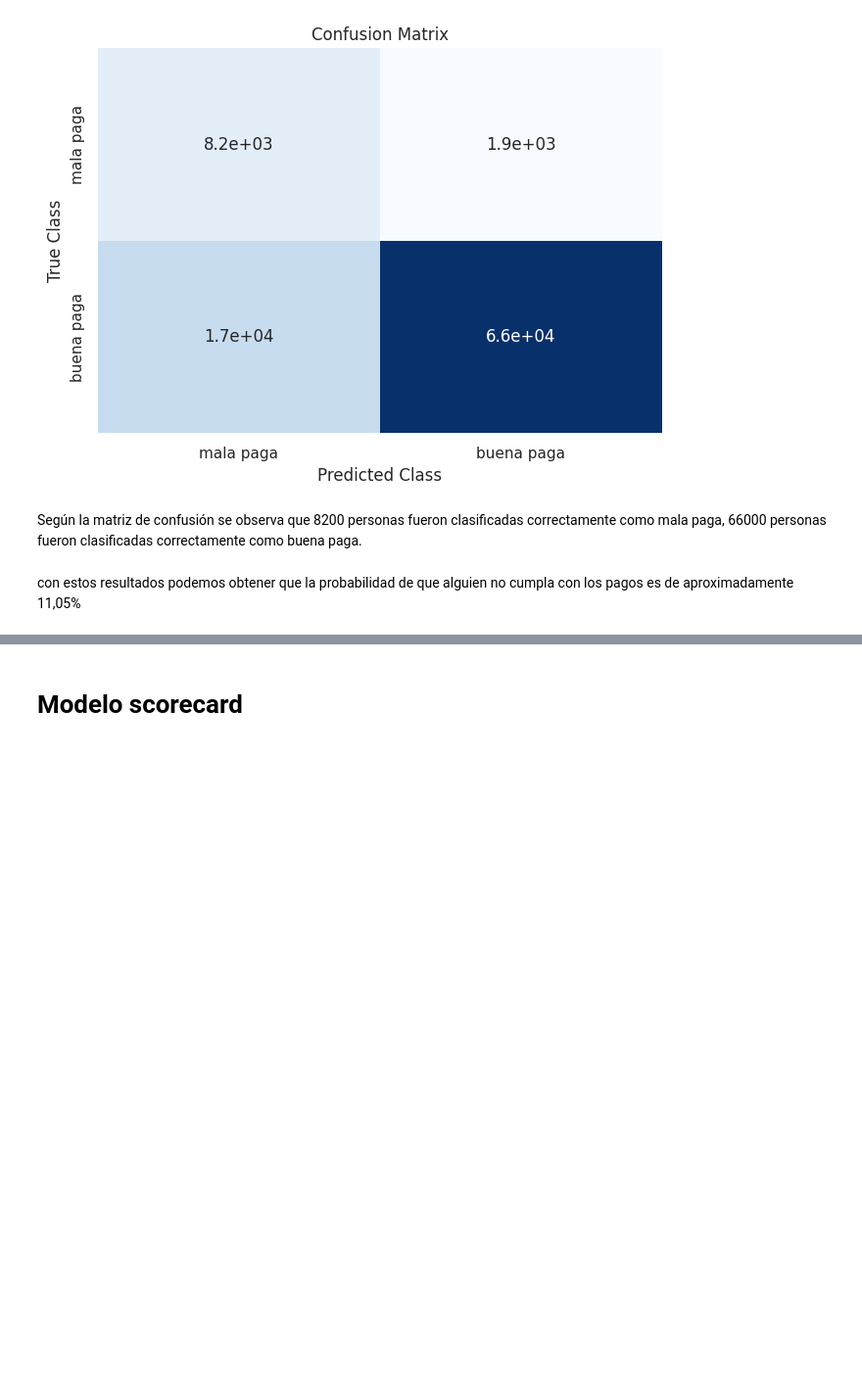
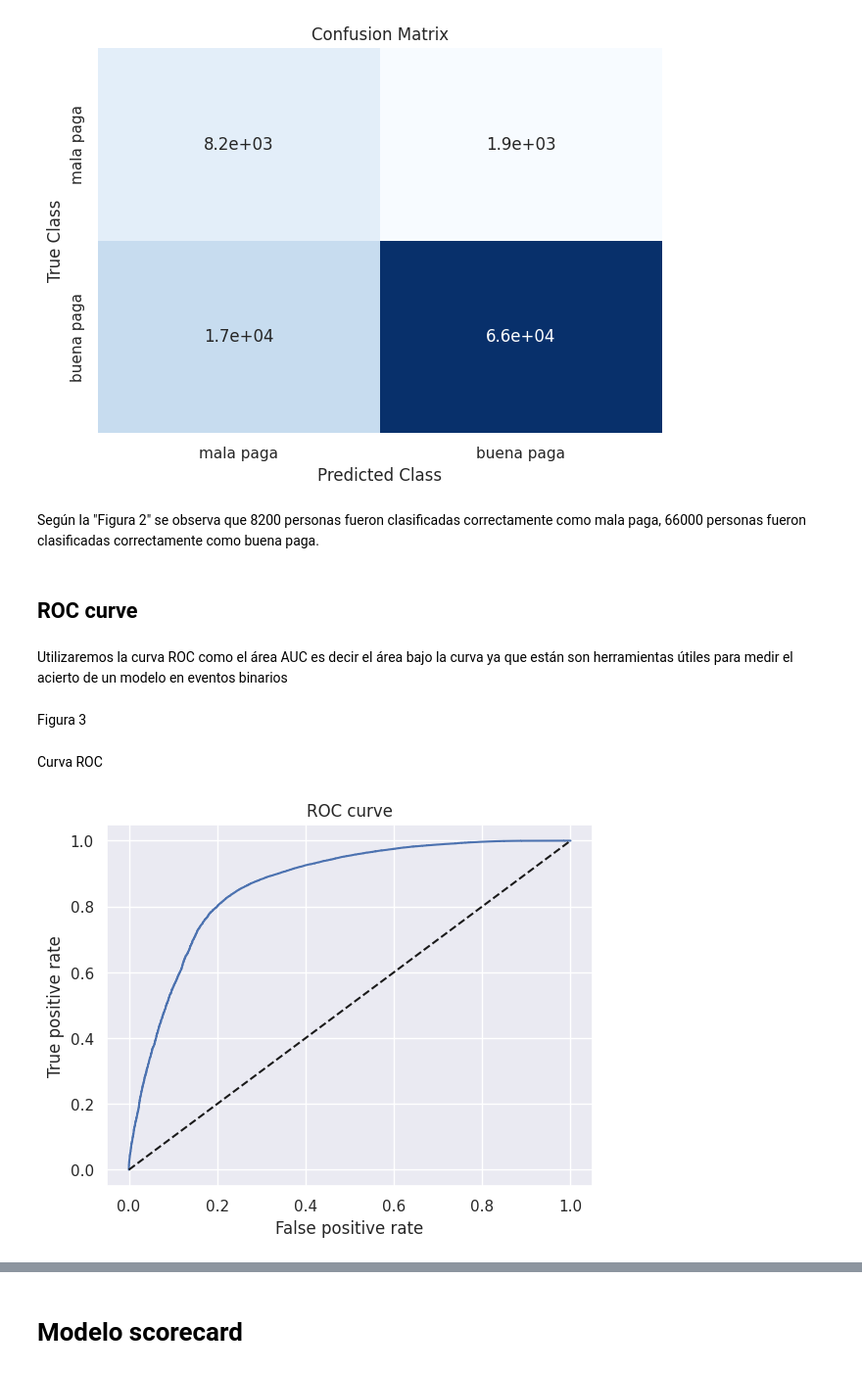
Before and after one commit to wgarciab/trabajos-tae-2022-2, a Jupyter notebook: Trabajo_2/TAE Trabajo 2.ipynb, the cells around one changed output, grey strips where cells are left out. Shown: that part at 98% size. Drawn from its saved outputs; the diff is of its cells as text; code cells hidden in the pictures; blank space fills up the shorter version.

```diff
--- a/Trabajo_2/TAE Trabajo 2.ipynb
+++ b/Trabajo_2/TAE Trabajo 2.ipynb
@@ -510,6 +558,32 @@ plt.show()
 # %% [output]
 [figure]
 # %% [markdown]
-Según la matriz de confusión se observa que 8200 personas fueron clasificadas correctamente como mala paga, 66000 personas fueron clasificadas correctamente como buena paga.
+Según la "Figura 2" se observa que 8200 personas fueron clasificadas correctamente como mala paga, 66000 personas fueron clasificadas correctamente como buena paga.
-# %% [markdown]
-con estos resultados podemos obtener que la probabilidad de que alguien no cumpla con los pagos es de aproximadamente 11,05%
+# %% [markdown]
+## ROC curve
+# %% [markdown]
+Utilizaremos la curva ROC como el área AUC es decir el área bajo la curva ya que están son herramientas útiles para medir el acierto de un modelo en eventos binarios
+# %% [markdown]
+Figura 3
+# %% [markdown]
+Curva ROC
+# %%
+y_test_temp = y_test.copy()
+y_test_temp.reset_index(drop = True, inplace = True)
+y_test_proba = pd.concat([y_test_temp, pd.DataFrame(y_hat_test_proba)], axis = 1)
+# Rename the columns
+y_test_proba.columns = ['y_test_class_actual', 'y_hat_test_proba']
+# Makes the index of one dataframe equal to the index of another dataframe.
+y_test_proba.index = X_test.index
+
+fpr, tpr, thresholds = roc_curve(y_test_proba['y_test_class_actual'],
+                                 y_test_proba['y_hat_test_proba'])
+# plot the ROC curve
+plt.plot(fpr, tpr)
+# plot a secondary diagonal line, with dashed line style and black color to represent a no-skill classifier
+plt.plot(fpr, fpr, linestyle = '--', color = 'k')
+plt.xlabel('False positive rate')
+plt.ylabel('True positive rate')
+plt.title('ROC curve');
+# %% [output]
+[figure, added]
```
Also changed, not shown: parts of 62 cells of this notebook.
